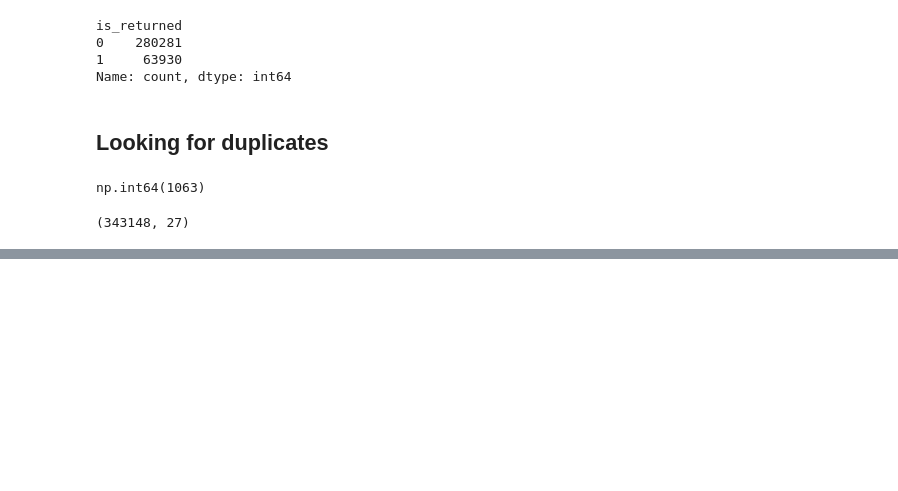
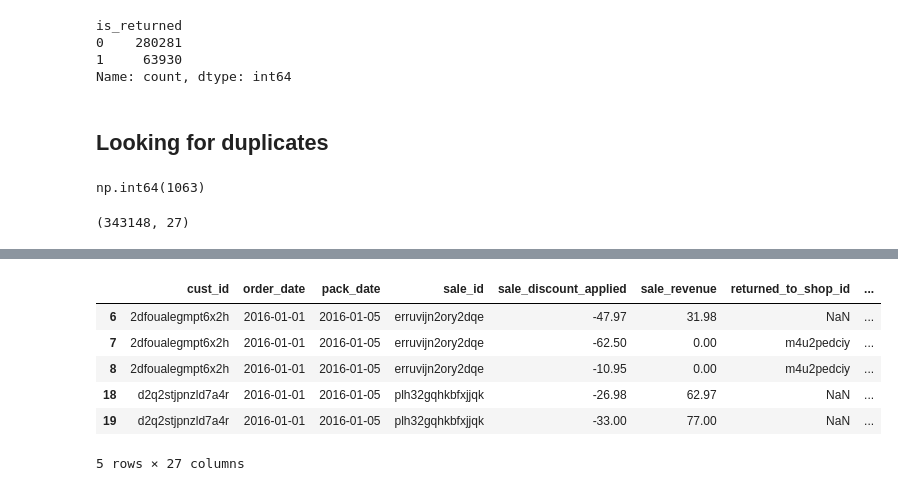
Before and after one commit to aradmehralian/Advanced-Analytics-Projects, a Jupyter notebook: Assignment 1/data_clean_split.ipynb, the cells around one changed output, grey strips where cells are left out. Cells and saved outputs as stored; diff of their text form; code cells hidden in the pictures; blank space fills up the shorter version.

```diff
--- a/Assignment 1/data_clean_split.ipynb
+++ b/Assignment 1/data_clean_split.ipynb
@@ -84,4 +71,0 @@ cols_to_convert = df_transactions.columns[
-# %%
-df_transactions[cols_to_convert] = df_transactions[cols_to_convert].apply(
-    pd.to_datetime, errors="coerce", format="%Y-%m-%d"
-)
@@ -558,0 +421,2 @@ Name: order_date, Length: 219128, dtype: datetime64[us]
+# %%
+df_test_customers = pd.read_csv("data/customer_clv_test.csv")
@@ -558,0 +438,12 @@ Name: order_date, Length: 219128, dtype: datetime64[us]
+# %%
+df_test_transactions = df_transactions[df_transactions["cust_id"].isin(df_test_customers["cust_id"])].copy()
+# %%
+df_test_transactions.head()
+# %% [output]
+|  | cust_id | order_date | pack_date | sale_id | sale_discount_applied | sale_revenue | returned_to_shop_id | ... |
+| 6 | 2dfoualegmpt6x2h | 2016-01-01 | 2016-01-05 | erruvijn2ory2dqe | -47.97 | 31.98 | NaN | ... |
+| 7 | 2dfoualegmpt6x2h | 2016-01-01 | 2016-01-05 | erruvijn2ory2dqe | -62.50 | 0.00 | m4u2pedciy | ... |
+| 8 | 2dfoualegmpt6x2h | 2016-01-01 | 2016-01-05 | erruvijn2ory2dqe | -10.95 | 0.00 | m4u2pedciy | ... |
+| 18 | d2q2stjpnzld7a4r | 2016-01-01 | 2016-01-05 | plh32gqhkbfxjjqk | -26.98 | 62.97 | NaN | ... |
+| 19 | d2q2stjpnzld7a4r | 2016-01-01 | 2016-01-05 | plh32gqhkbfxjjqk | -33.00 | 77.00 | NaN | ... |
+5 rows × 27 columns
```
Also changed, not shown: parts of 41 cells of this notebook, 12 other files.
